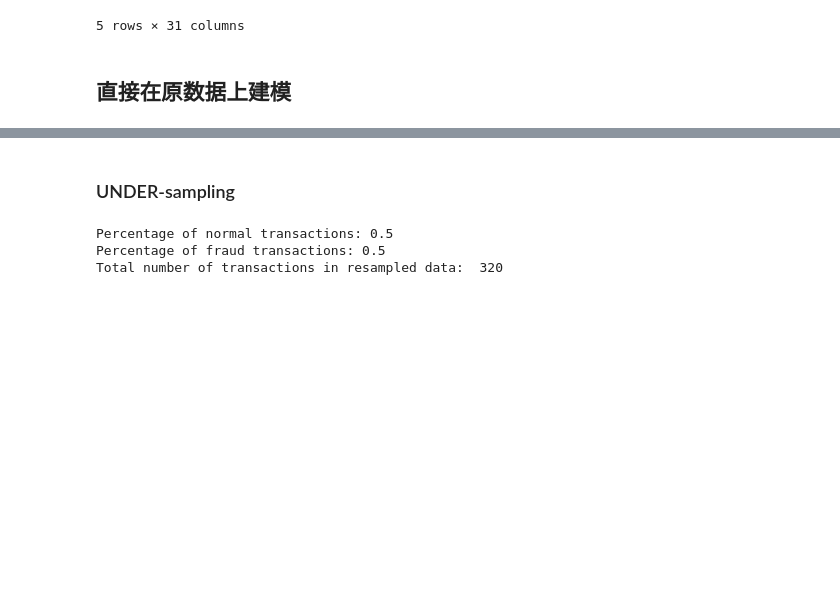
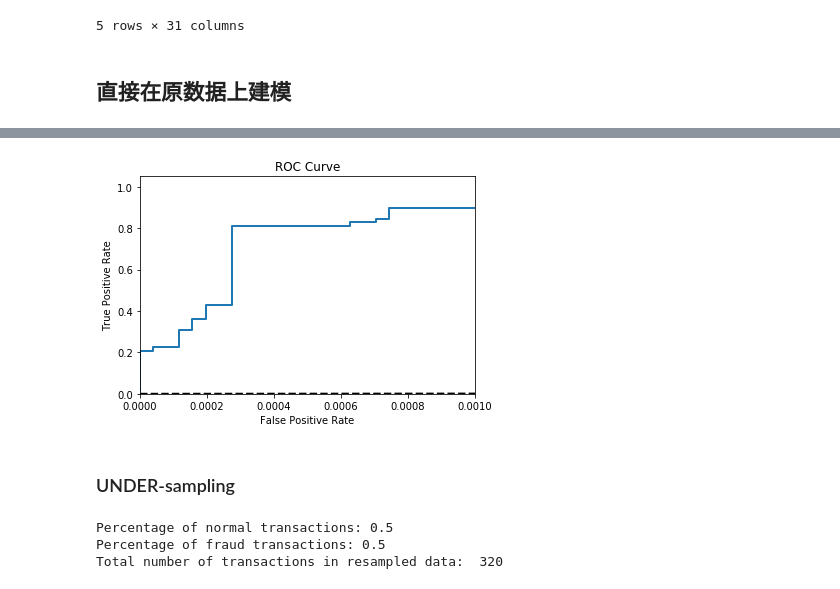
Before and after one commit to BellaLSun/Customer_Churn, a Jupyter notebook: 02 ROC_PRC_threshold Modeling.ipynb, the cells around one changed output, grey strips where cells are left out. Cells and saved outputs as stored; diff of their text form; code cells hidden in the pictures; blank space fills up the shorter version.

```diff
--- a/02 ROC_PRC_threshold Modeling.ipynb
+++ b/02 ROC_PRC_threshold Modeling.ipynb
@@ -104,0 +107,3 @@ y_pred2=lr2.predict(x_test)
+# %%
+y_proba = lr2.predict_proba(x_test)
+y_proba
@@ -112,3 +147,18 @@ recall_score 0.6206896551724138
+# %%
+def plot_roc():
+    plt.plot(fpr, tpr, label = 'ROC curve', linewidth = 2)
+    plt.plot([0,1],[0,1], 'k--', linewidth = 2)
+    plt.xlim([0.0,0.001])
+    plt.ylim([0.0,1.05])
+    plt.xlabel('False Positive Rate')
+    plt.ylabel('True Positive Rate')
+    plt.title('ROC Curve')
+    plt.show();
+# %%
+fpr, tpr, t = roc_curve(y_test, y_proba)
+plot_roc()
+# %% [output]
+[figure, added]
 # %% [markdown]
 ### UNDER-sampling
 # %%
```
Also changed, not shown: parts of 7 cells of this notebook, 3 other files.
